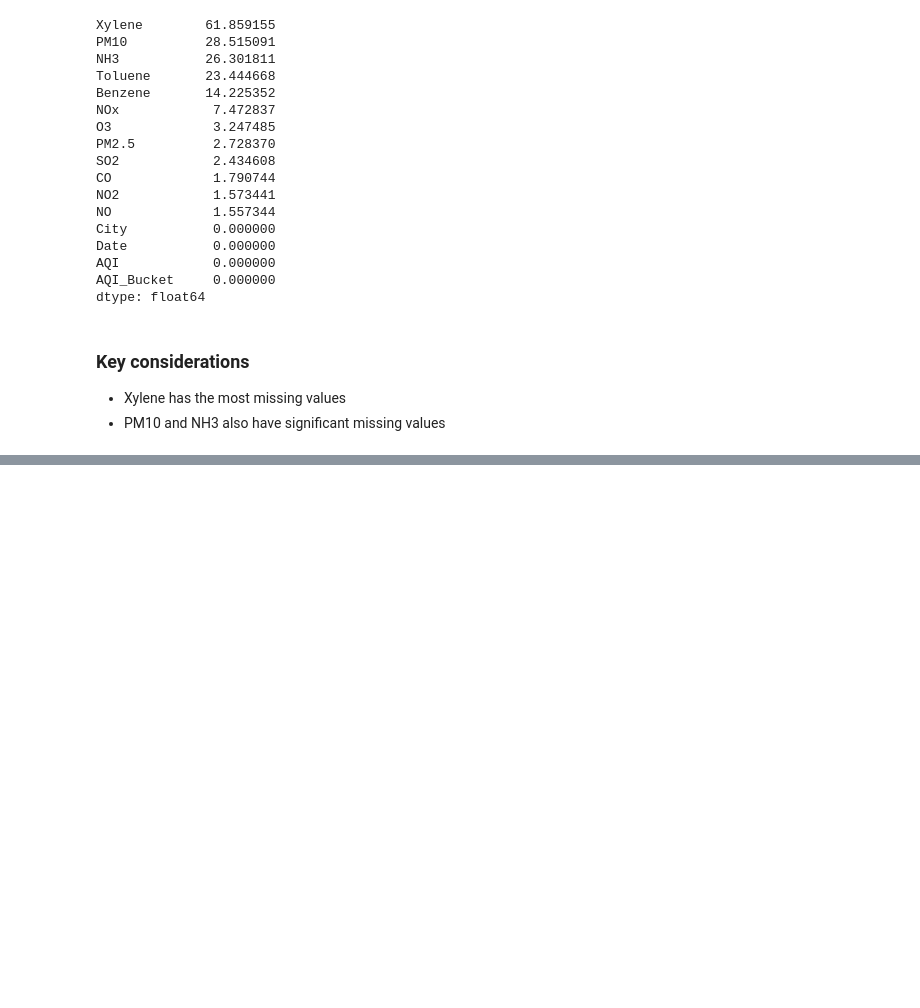
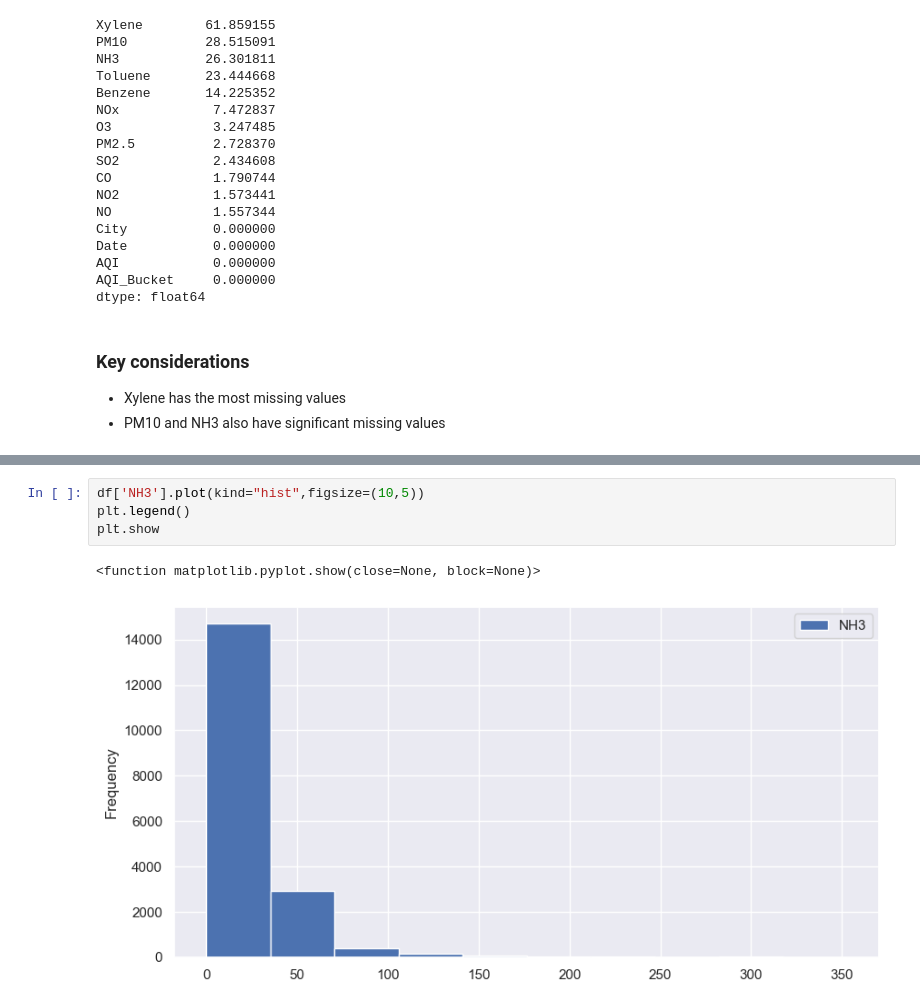
Before and after one commit to shvm2099/AQI-prediction-model, a Jupyter notebook: AQI_prediction.ipynb, the cells around one changed output, grey strips where cells are left out. Drawn from its saved outputs; the diff is of its cells as text; blank space fills up the shorter version.

```diff
--- a/AQI_prediction.ipynb
+++ b/AQI_prediction.ipynb
@@ -112,0 +123,7 @@ dtype: float64
+# %%
+df['NH3'].plot(kind="hist",figsize=(10,5))
+plt.legend()
+plt.show
+# %% [output]
+<function matplotlib.pyplot.show(close=None, block=None)>
+[figure, added]
```
Also changed, not shown: parts of 27 cells of this notebook.
